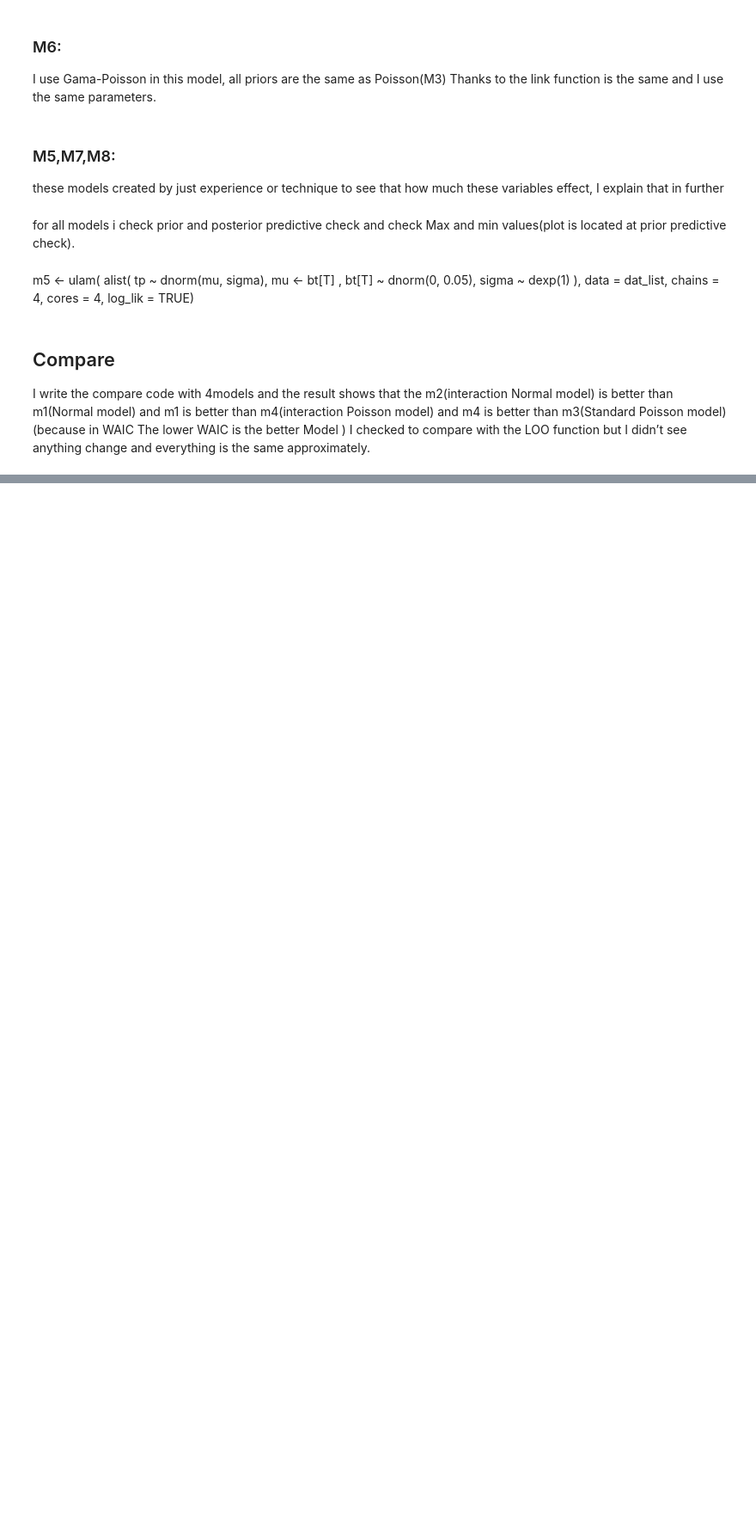
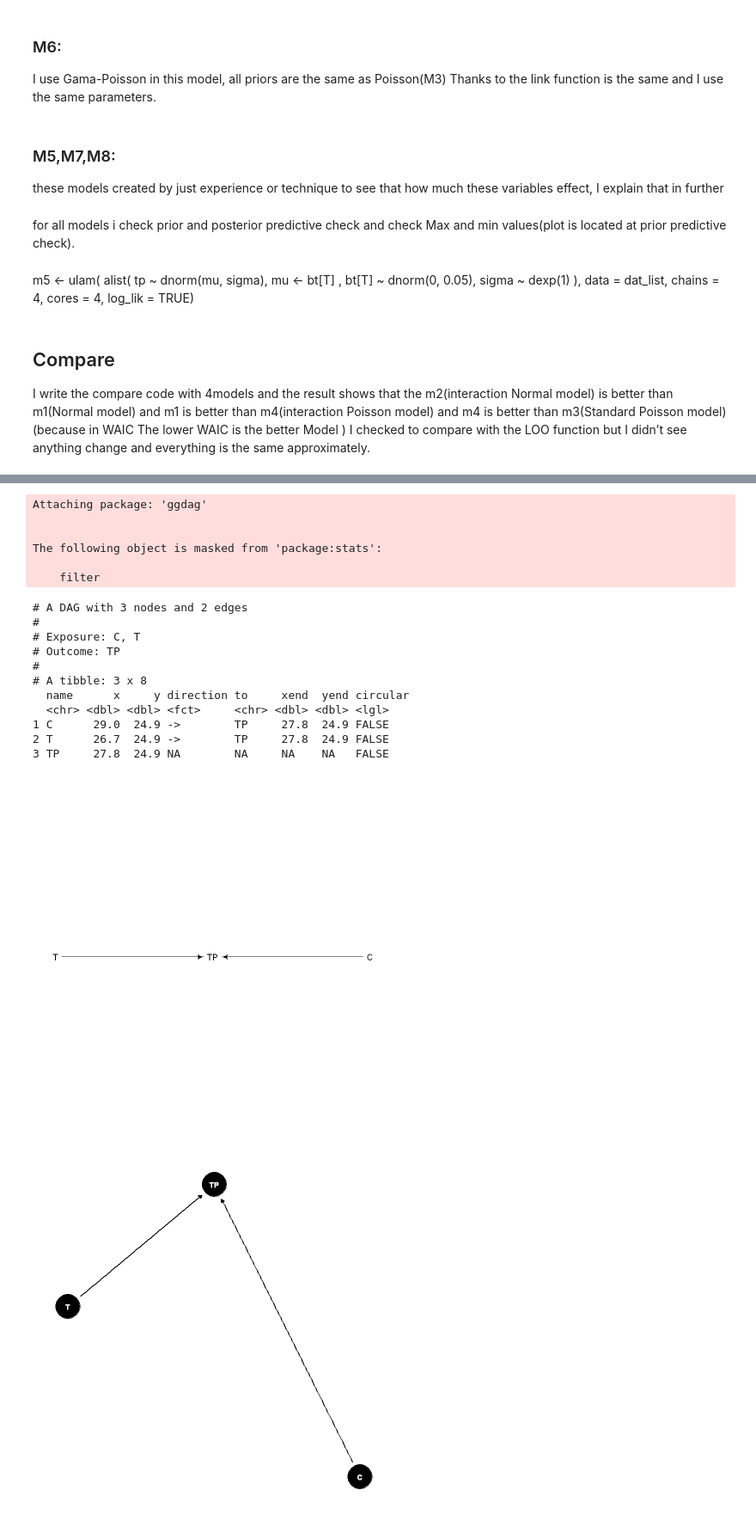
Before and after one commit to sinadarbouy/Portfolio-R, a Jupyter notebook: Bayesian_analysis_R.ipynb, the cells around one changed output, grey strips where cells are left out. Shown at 86% size. Saved outputs shown, nothing was run; the diff lists cells and outputs as text; code cells hidden in the pictures; blank space fills up the shorter version.

```diff
--- a/Bayesian_analysis_R.ipynb
+++ b/Bayesian_analysis_R.ipynb
@@ -279,0 +382,41 @@ compare(m1, m2,m3,m4, func = LOO)
+# %%
+library(dagitty)
+dag <- dagitty("dag{ T -> TP; C -> TP; }")
+coordinates(dag) <- list(x = c(T = 0, TP = 1, C = 2), y = c(T = 0, TP = 0, C = 0)) # nolint
+drawdag(dag)
+
+
+library(ggdag)
+dag <- dagitty::dagitty("dag {
+    T -> TP <- C
+    C [exposure]
+    T [exposure]
+    TP [outcome]
+  }")
+
+tidy_dag <- tidy_dagitty(dag)
+
+tidy_dag
+
+ggdag(tidy_dag) +
+    theme_dag()
+# %% [output]
+Attaching package: 'ggdag'
+
+
+The following object is masked from 'package:stats':
+
+    filter
+# A DAG with 3 nodes and 2 edges
+#
+# Exposure: C, T
+# Outcome: TP
+#
+# A tibble: 3 x 8
+  name      x     y direction to     xend  yend circular
+  <chr> <dbl> <dbl> <fct>     <chr> <dbl> <dbl> <lgl>
+1 C      29.0  24.9 ->        TP     27.8  24.9 FALSE
+2 T      26.7  24.9 ->        TP     27.8  24.9 FALSE
+3 TP     27.8  24.9 NA        NA     NA    NA   FALSE
+[figure, added]
+[figure, added]
```
Also changed, not shown: parts of 12 cells of this notebook.
